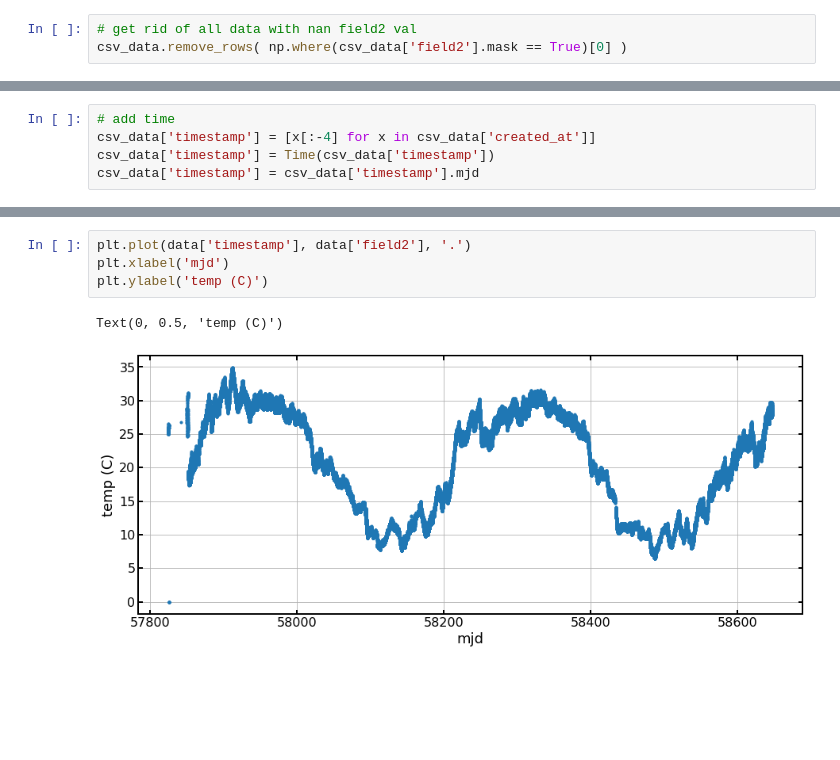
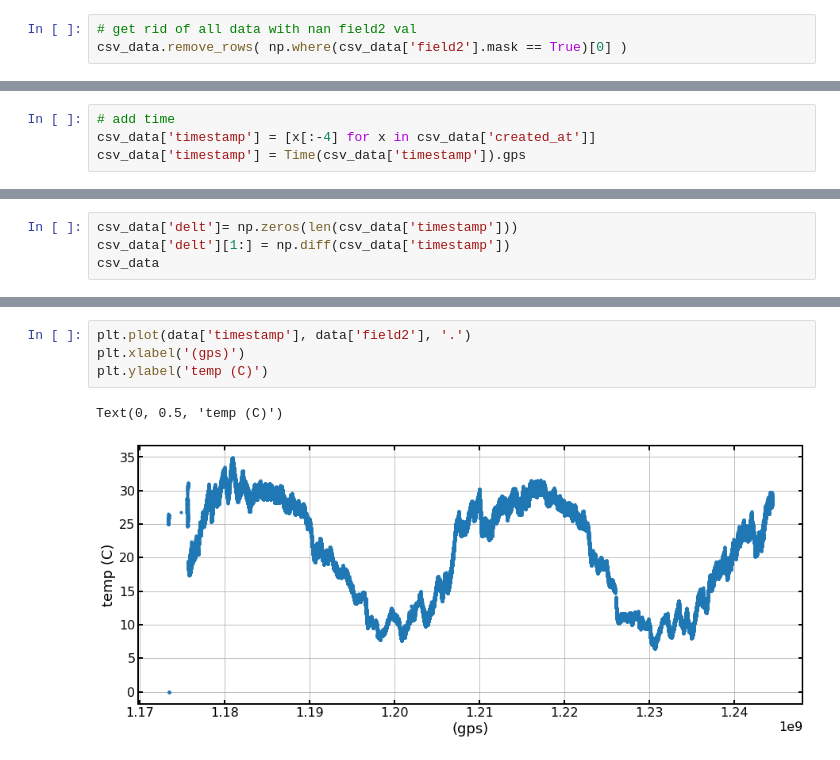
Before and after one commit to equant/spot, a Jupyter notebook: notebooks/data_exploration.ipynb, the cells around one changed output, grey strips where cells are left out. Cells and saved outputs as stored; diff of their text form; blank space fills up the shorter version.

```diff
--- a/notebooks/data_exploration.ipynb
+++ b/notebooks/data_exploration.ipynb
@@ -59,8 +59,7 @@ Table masked=True length=107152
 # %%
 # add time
 csv_data['timestamp'] = [x[:-4] for x in csv_data['created_at']]
-csv_data['timestamp'] = Time(csv_data['timestamp'])
-csv_data['timestamp'] = csv_data['timestamp'].mjd
+csv_data['timestamp'] = Time(csv_data['timestamp']).gps
 # %%
 csv_data
 # %% [output]
@@ -85,0 +85,4 @@ Table masked=True length=107152
+# %%
+csv_data['delt']= np.zeros(len(csv_data['timestamp']))
+csv_data['delt'][1:] = np.diff(csv_data['timestamp'])
+csv_data
@@ -148,7 +156,7 @@ data
 # %%
 plt.plot(data['timestamp'], data['field2'], '.')
-plt.xlabel('mjd')
+plt.xlabel('(gps)')
 plt.ylabel('temp (C)')
 # %% [output]
 Text(0, 0.5, 'temp (C)')
-[figure, old version]
+[figure, new version]
```
Also changed, not shown: parts of 19 cells of this notebook.
